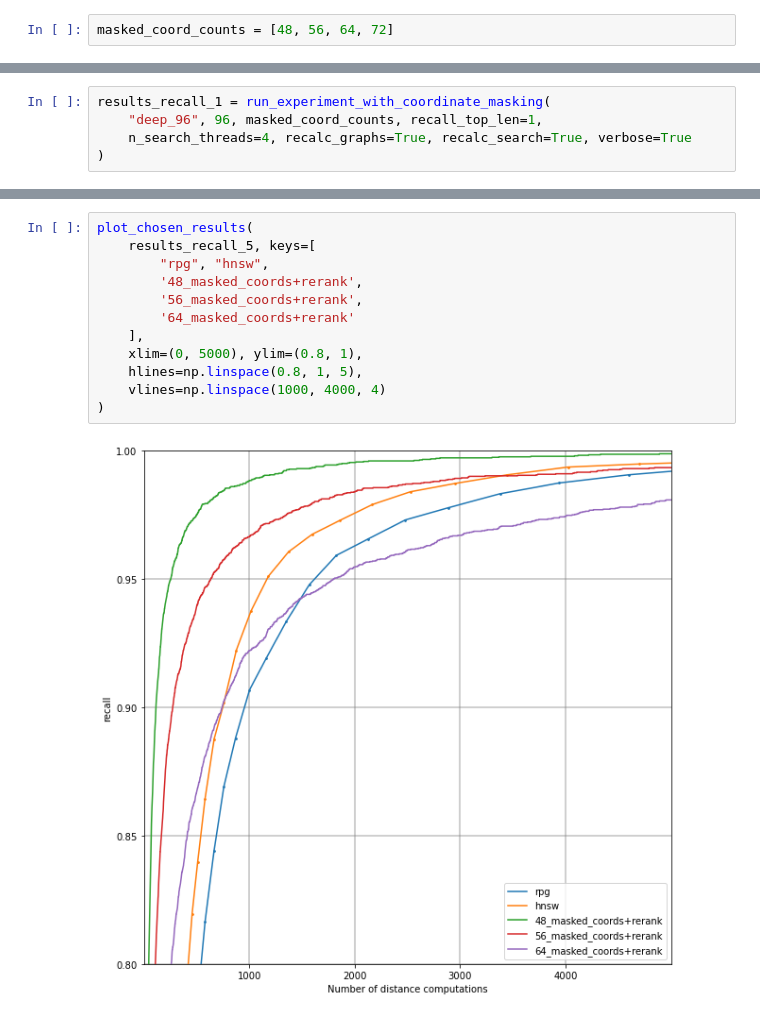
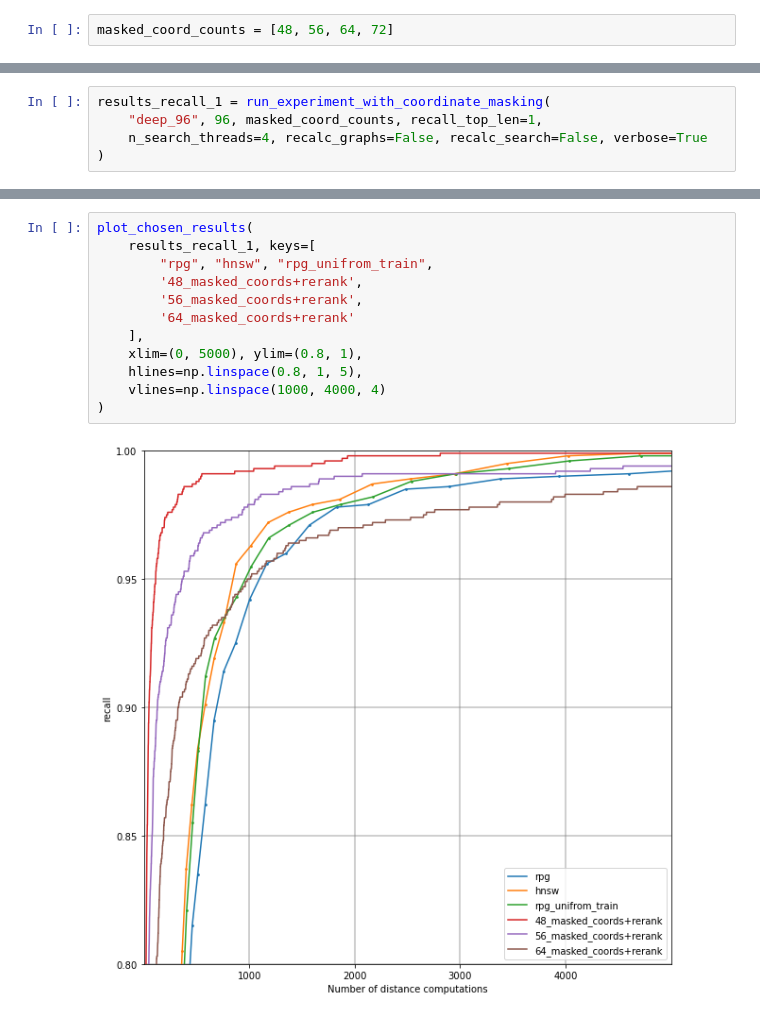
Before and after one commit to Andrew-Angrew/rpg, a Jupyter notebook: experiment_with_coordinate_masking_deep_96.ipynb, the cells around one changed output, grey strips where cells are left out. Saved outputs shown, nothing was run; the diff lists cells and outputs as text.

```diff
--- a/experiment_with_coordinate_masking_deep_96.ipynb
+++ b/experiment_with_coordinate_masking_deep_96.ipynb
@@ -29,5 +17,5 @@ results_recall_5 = run_experiment_with_coordinate_masking(
 # %%
 results_recall_1 = run_experiment_with_coordinate_masking(
     "deep_96", 96, masked_coord_counts, recall_top_len=1,
-    n_search_threads=4, recalc_graphs=True, recalc_search=True, verbose=True
+    n_search_threads=4, recalc_graphs=False, recalc_search=False, verbose=True
 )
@@ -41,14 +51,14 @@ results_recall_1 = run_experiment_with_coordinate_masking(
 # %%
 plot_chosen_results(
-    results_recall_5, keys=[
-        "rpg", "hnsw",
+    results_recall_1, keys=[
+        "rpg", "hnsw", "rpg_unifrom_train",
         '48_masked_coords+rerank',
         '56_masked_coords+rerank',
         '64_masked_coords+rerank'
     ],
     xlim=(0, 5000), ylim=(0.8, 1),
     hlines=np.linspace(0.8, 1, 5),
     vlines=np.linspace(1000, 4000, 4)
 )
 # %% [output]
-[figure, old version]
+[figure, new version]
```
Also changed, not shown: parts of 5 cells of this notebook, 4 other files.
